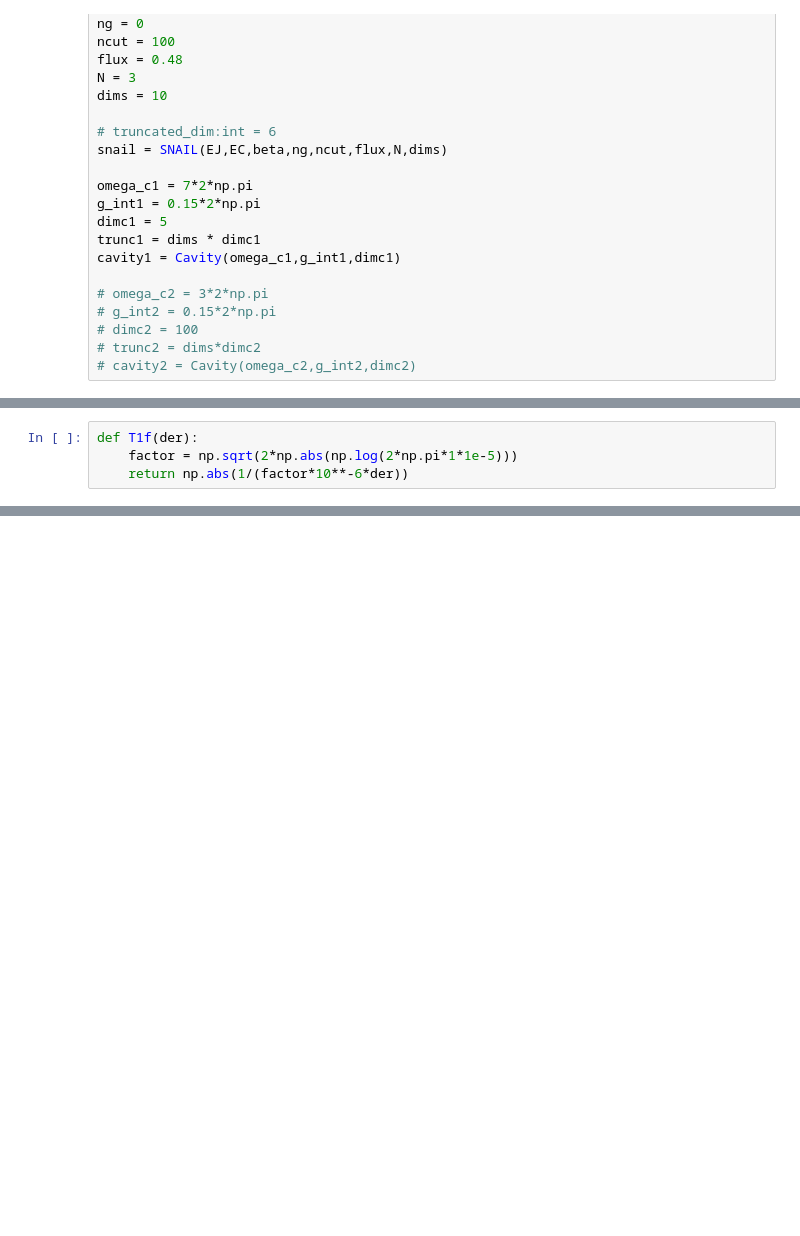
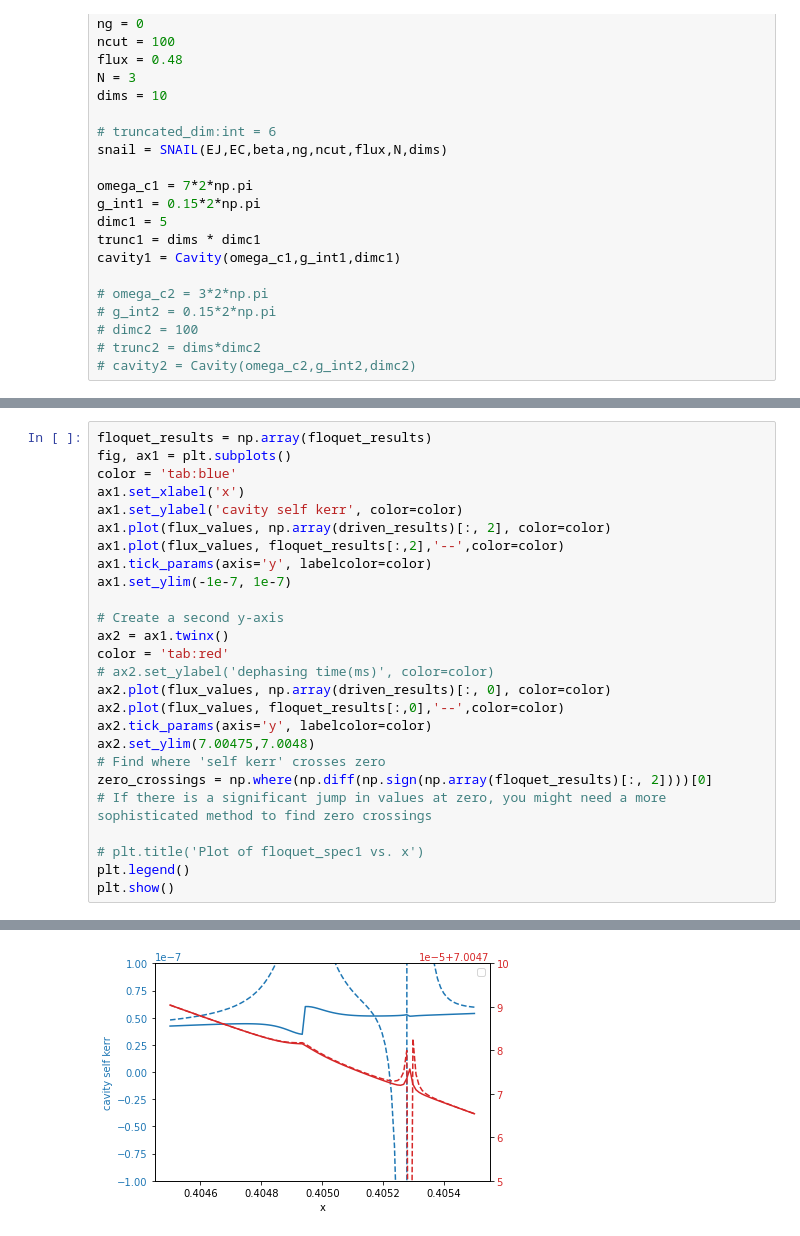
Before and after one commit to yunweilu/SNAIL, a Jupyter notebook: charge-coupling/Sweetspot/snailc_floquet-Copy2.ipynb, the cells around one changed output, grey strips where cells are left out. Cells and saved outputs as stored; diff of their text form; blank space fills up the shorter version.

```diff
--- a/charge-coupling/Sweetspot/snailc_floquet-Copy2.ipynb
+++ b/charge-coupling/Sweetspot/snailc_floquet-Copy2.ipynb
@@ -399,4 +422,27 @@ plt.show()
 # %%
-def T1f(der):
-    factor = np.sqrt(2*np.abs(np.log(2*np.pi*1*1e-5)))
-    return np.abs(1/(factor*10**-6*der))
+floquet_results = np.array(floquet_results)
+fig, ax1 = plt.subplots()
+color = 'tab:blue'
+ax1.set_xlabel('x')
+ax1.set_ylabel('cavity self kerr', color=color)
+ax1.plot(flux_values, np.array(driven_results)[:, 2], color=color)
+ax1.plot(flux_values, floquet_results[:,2],'--',color=color)
+ax1.tick_params(axis='y', labelcolor=color)
+ax1.set_ylim(-1e-7, 1e-7)
+
+# Create a second y-axis
+ax2 = ax1.twinx()
+color = 'tab:red'
+# ax2.set_ylabel('dephasing time(ms)', color=color)
+ax2.plot(flux_values, np.array(driven_results)[:, 0], color=color)
+ax2.plot(flux_values, floquet_results[:,0],'--',color=color)
+ax2.tick_params(axis='y', labelcolor=color)
+ax2.set_ylim(7.00475,7.0048)
+# Find where 'self kerr' crosses zero
+zero_crossings = np.where(np.diff(np.sign(np.array(floquet_results)[:, 2])))[0]
+# If there is a significant jump in values at zero, you might need a more sophisticated method to find zero crossings
+
+# plt.title('Plot of floquet_spec1 vs. x')
+plt.legend()
+plt.show()
+# %% [output]
@@ -402,0 +450 @@ def T1f(der):
+[figure, added]
```
Also changed, not shown: parts of 13 cells of this notebook, 57 other files.
